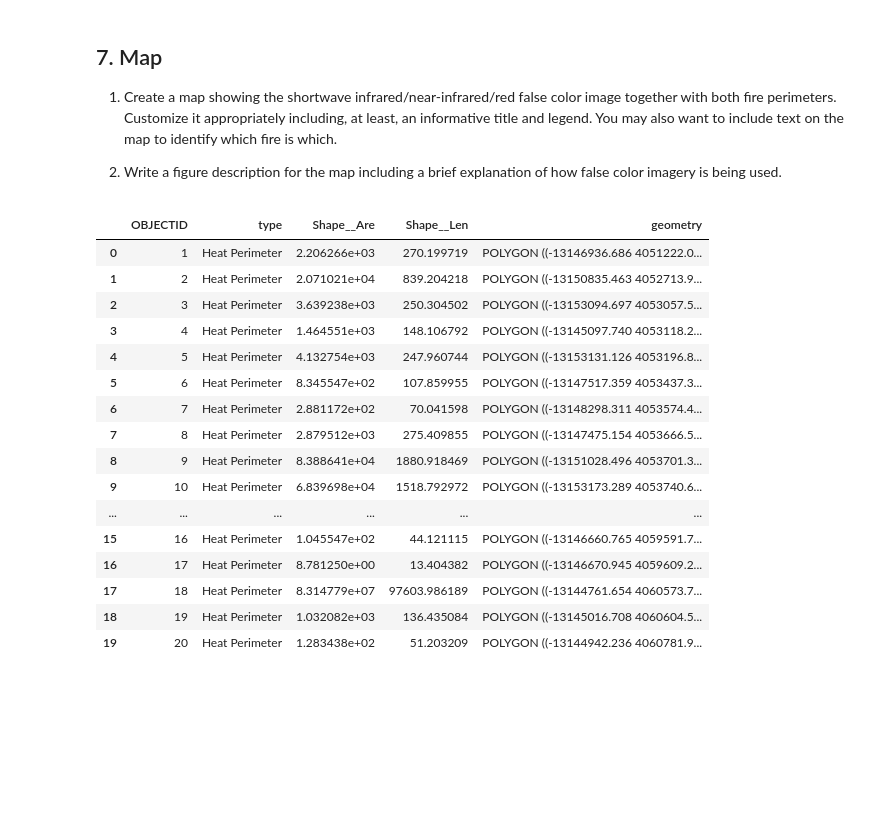
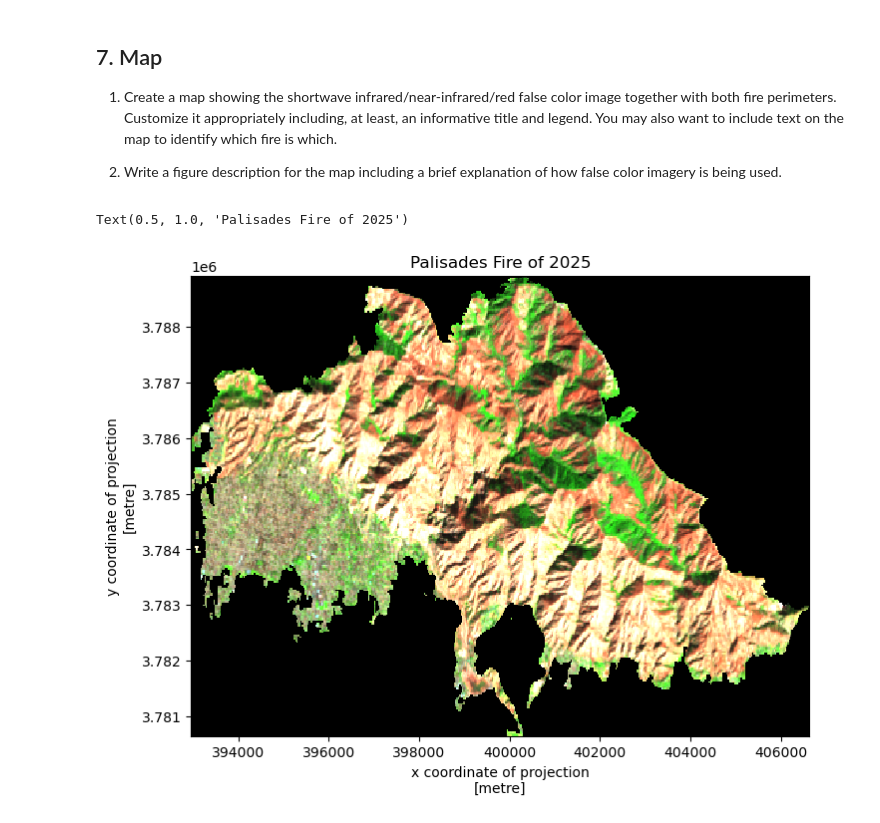
Before and after one commit to meganhessel/eds220-hwk4, a Jupyter notebook: hwk4-task2-false-color-YOURLASTNAME.ipynb, the cells around one changed output. Saved outputs shown, nothing was run; the diff lists cells and outputs as text; code cells hidden in the pictures; blank space fills up the shorter version.

Commit message:
Eaton and Pal Fire Plots

```diff
--- a/hwk4-task2-false-color-YOURLASTNAME.ipynb
+++ b/hwk4-task2-false-color-YOURLASTNAME.ipynb
@@ -211,23 +212,21 @@ blah blah blah blah
 1. Create a map showing the shortwave infrared/near-infrared/red false color image together with both fire perimeters. Customize it appropriately including, at least, an informative title and legend. You may also want to include text on the map to identify which fire is which.
 
 2. Write a figure description for the map including a brief explanation of how false color imagery is being used.
+# %%
+landsat_eaton = landsat.rio.clip(eaton.geometry.values, crs = eaton.crs)
+landsat_pal = landsat.rio.clip(pal.geometry.values, crs = pal.crs)
 # %%
-eaton
+# Selecting data we want to plot
+eaton_plot = (landsat_eaton[['swir22', 'nir08', 'red']]
+    .to_array()
+    .fillna(0)) # nan values to 0
+
+# Plotting the figure
+fig, ax = plt.subplots(figsize=(8, 6))
+eaton_plot.plot.imshow(
+    ax=ax,
+    vmin=7000, vmax=15500)
+ax.set_title('Palisades Fire of 2025')
 # %% [output]
-|  | OBJECTID | type | Shape__Are | Shape__Len | geometry |
-| 0 | 1 | Heat Perimeter | 2.206266e+03 | 270.199719 | POLYGON ((-13146936.686 4051222.0... |
-| 1 | 2 | Heat Perimeter | 2.071021e+04 | 839.204218 | POLYGON ((-13150835.463 4052713.9... |
-| 2 | 3 | Heat Perimeter | 3.639238e+03 | 250.304502 | POLYGON ((-13153094.697 4053057.5... |
-| 3 | 4 | Heat Perimeter | 1.464551e+03 | 148.106792 | POLYGON ((-13145097.740 4053118.2... |
-| 4 | 5 | Heat Perimeter | 4.132754e+03 | 247.960744 | POLYGON ((-13153131.126 4053196.8... |
-| 5 | 6 | Heat Perimeter | 8.345547e+02 | 107.859955 | POLYGON ((-13147517.359 4053437.3... |
-| 6 | 7 | Heat Perimeter | 2.881172e+02 | 70.041598 | POLYGON ((-13148298.311 4053574.4... |
-| 7 | 8 | Heat Perimeter | 2.879512e+03 | 275.409855 | POLYGON ((-13147475.154 4053666.5... |
-| 8 | 9 | Heat Perimeter | 8.388641e+04 | 1880.918469 | POLYGON ((-13151028.496 4053701.3... |
-| 9 | 10 | Heat Perimeter | 6.839698e+04 | 1518.792972 | POLYGON ((-13153173.289 4053740.6... |
-| ... | ... | ... | ... | ... | ... |
-| 15 | 16 | Heat Perimeter | 1.045547e+02 | 44.121115 | POLYGON ((-13146660.765 4059591.7... |
-| 16 | 17 | Heat Perimeter | 8.781250e+00 | 13.404382 | POLYGON ((-13146670.945 4059609.2... |
-| 17 | 18 | Heat Perimeter | 8.314779e+07 | 97603.986189 | POLYGON ((-13144761.654 4060573.7... |
-| 18 | 19 | Heat Perimeter | 1.032082e+03 | 136.435084 | POLYGON ((-13145016.708 4060604.5... |
-| 19 | 20 | Heat Perimeter | 1.283438e+02 | 51.203209 | POLYGON ((-13144942.236 4060781.9... |
+Text(0.5, 1.0, 'Palisades Fire of 2025')
+[figure, added]
```
Also changed, not shown: parts of 4 cells of this notebook.
